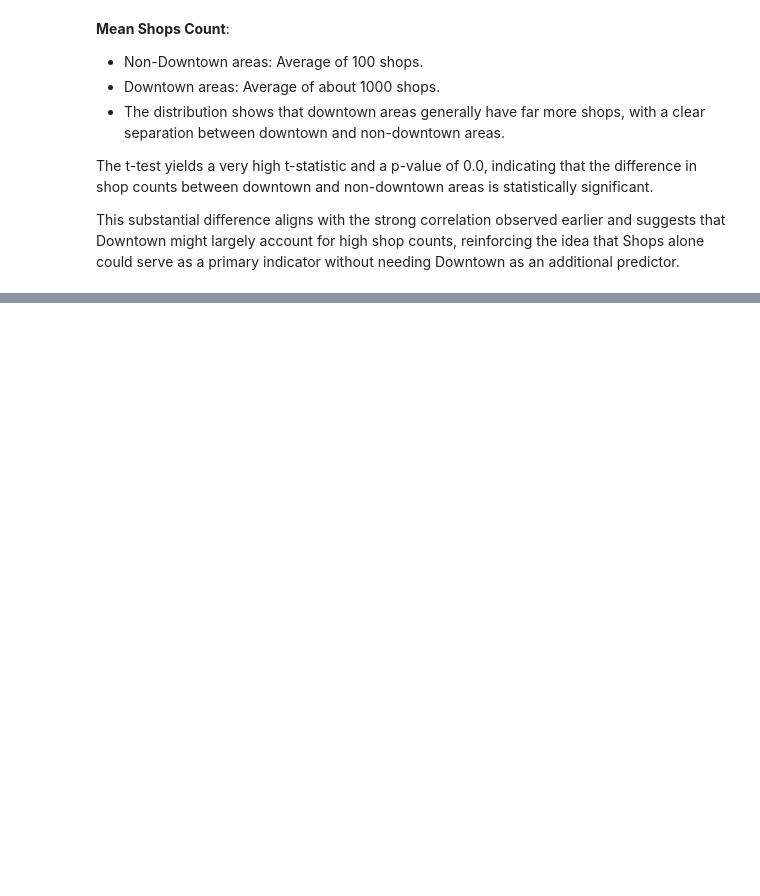
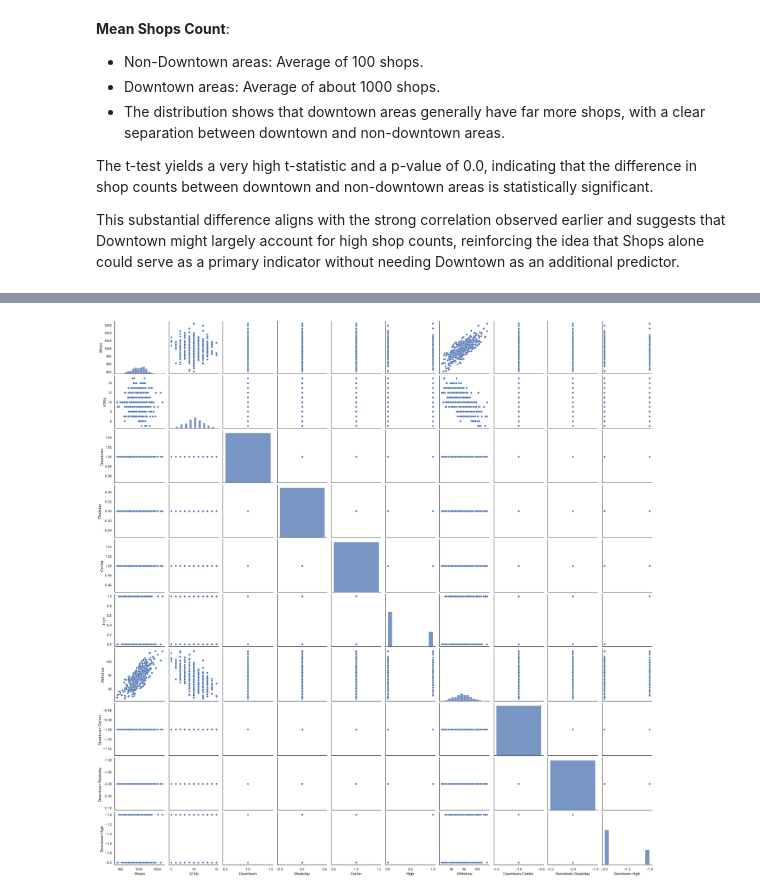
Before and after one commit to ekg-21/econ3203_Y, a Jupyter notebook: eda_notebook.ipynb, the cells around one changed output, grey strips where cells are left out. Saved outputs shown, nothing was run; the diff lists cells and outputs as text; code cells hidden in the pictures; blank space fills up the shorter version.

```diff
--- a/eda_notebook.ipynb
+++ b/eda_notebook.ipynb
@@ -379,0 +451,5 @@ This substantial difference aligns with the strong correlation observed earlier
+# %%
+sns.pairplot(data=high_withdraw)
+plt.show()
+# %% [output]
+[figure, added]
```
Also changed, not shown: parts of 23 cells of this notebook.
